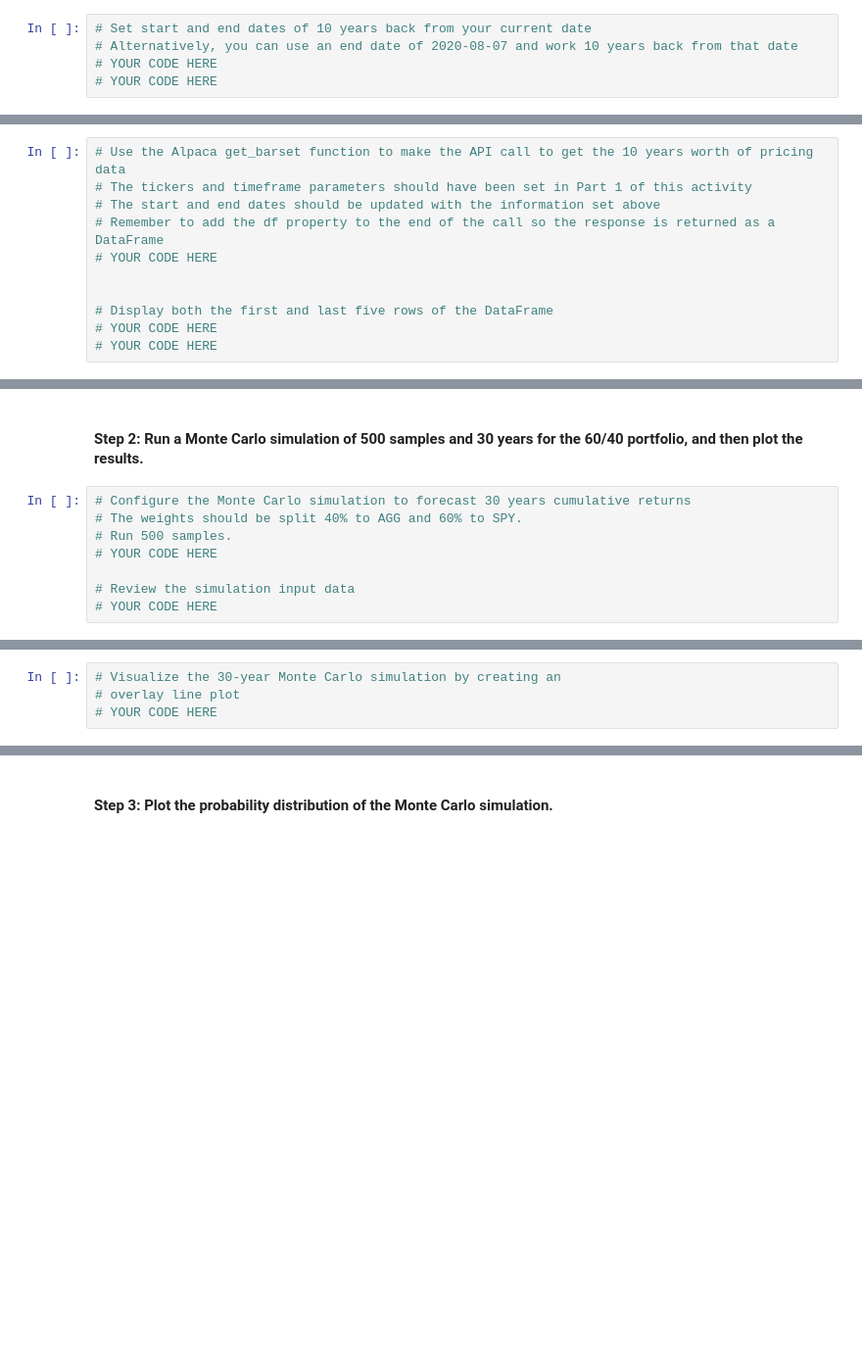
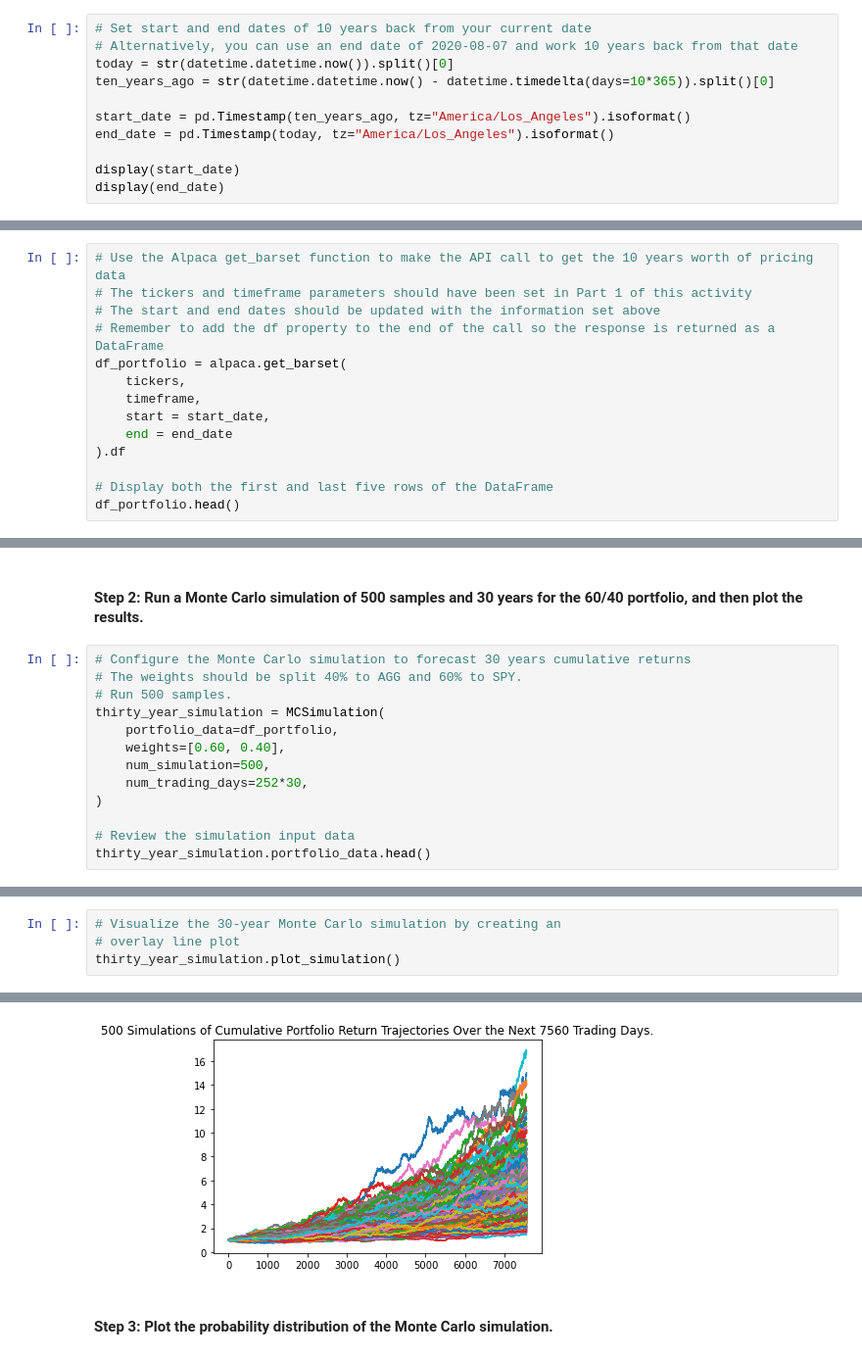
Before and after one commit to allyche/module_5_challenge, a Jupyter notebook: financial_planning_tools.ipynb, the cells around one changed output, grey strips where cells are left out. Shown at 98% size. Cells and saved outputs as stored; diff of their text form; blank space fills up the shorter version.

Commit message:
Completed monte carlo simulation for 30 years stock and bond portfolio.

```diff
--- a/financial_planning_tools.ipynb
+++ b/financial_planning_tools.ipynb
@@ -413,5 +413,11 @@ In this section, you’ll use the MCForecastTools library to create a Monte Carl
 # %%
 # Set start and end dates of 10 years back from your current date
 # Alternatively, you can use an end date of 2020-08-07 and work 10 years back from that date
-# YOUR CODE HERE
-# YOUR CODE HERE
+today = str(datetime.datetime.now()).split()[0]
+ten_years_ago = str(datetime.datetime.now() - datetime.timedelta(days=10*365)).split()[0]
+
+start_date = pd.Timestamp(ten_years_ago, tz="America/Los_Angeles").isoformat()
+end_date = pd.Timestamp(today, tz="America/Los_Angeles").isoformat()
+
+display(start_date)
+display(end_date)
@@ -420,9 +429,12 @@ In this section, you’ll use the MCForecastTools library to create a Monte Carl
 # The tickers and timeframe parameters should have been set in Part 1 of this activity
 # The start and end dates should be updated with the information set above
 # Remember to add the df property to the end of the call so the response is returned as a DataFrame
-# YOUR CODE HERE
-
+df_portfolio = alpaca.get_barset(
+    tickers,
+    timeframe,
+    start = start_date,
+    end = end_date
+).df
 
 # Display both the first and last five rows of the DataFrame
-# YOUR CODE HERE
-# YOUR CODE HERE
+df_portfolio.head()
@@ -432,7 +453,12 @@ In this section, you’ll use the MCForecastTools library to create a Monte Carl
 # Configure the Monte Carlo simulation to forecast 30 years cumulative returns
 # The weights should be split 40% to AGG and 60% to SPY.
 # Run 500 samples.
-# YOUR CODE HERE
+thirty_year_simulation = MCSimulation(
+    portfolio_data=df_portfolio,
+    weights=[0.60, 0.40],
+    num_simulation=500,
+    num_trading_days=252*30,
+)
 
 # Review the simulation input data
-# YOUR CODE HERE
+thirty_year_simulation.portfolio_data.head()
@@ -442,4 +508,5 @@ In this section, you’ll use the MCForecastTools library to create a Monte Carl
 # %%
 # Visualize the 30-year Monte Carlo simulation by creating an
 # overlay line plot
-# YOUR CODE HERE
+thirty_year_simulation.plot_simulation()
+# %% [output]
@@ -446,3 +514,4 @@ In this section, you’ll use the MCForecastTools library to create a Monte Carl
+[figure, added]
 # %% [markdown]
 #### Step 3: Plot the probability distribution of the Monte Carlo simulation.
 # %%
```
Also changed, not shown: parts of 10 cells of this notebook.
